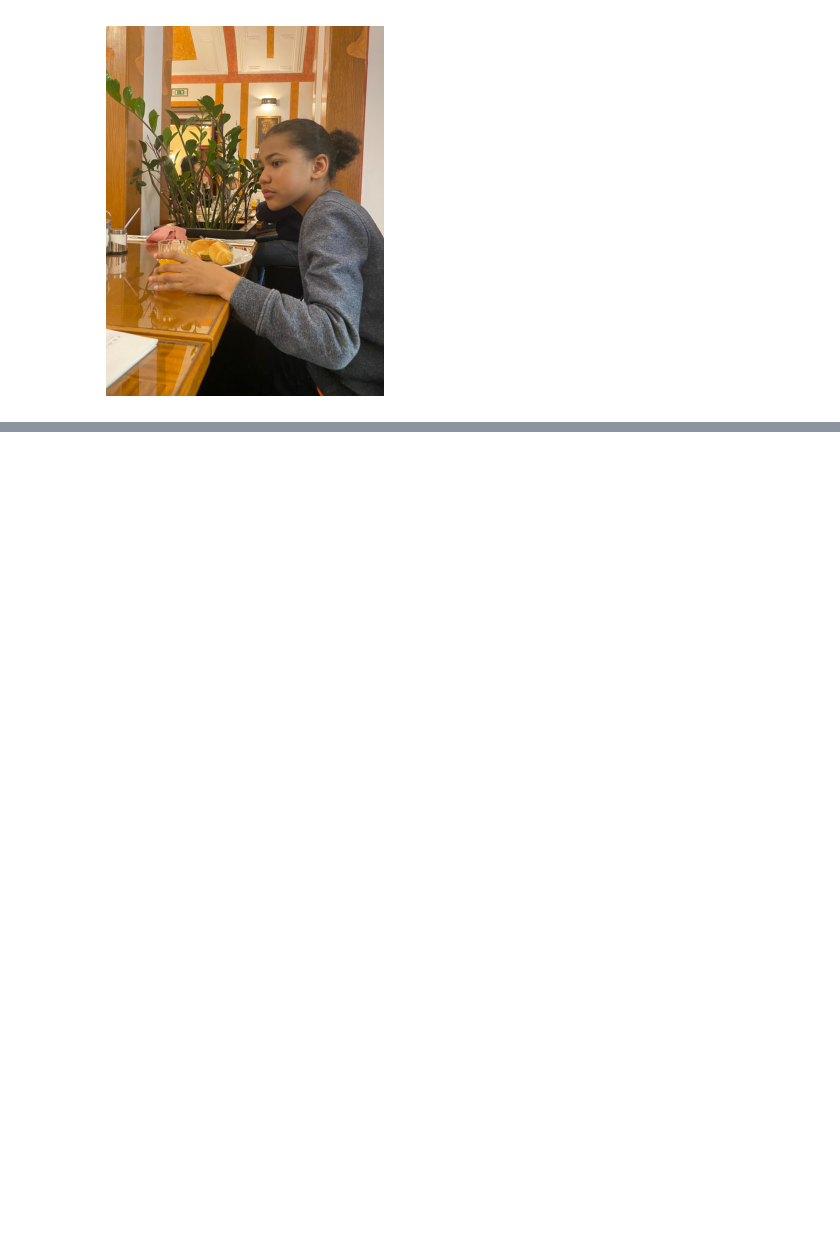
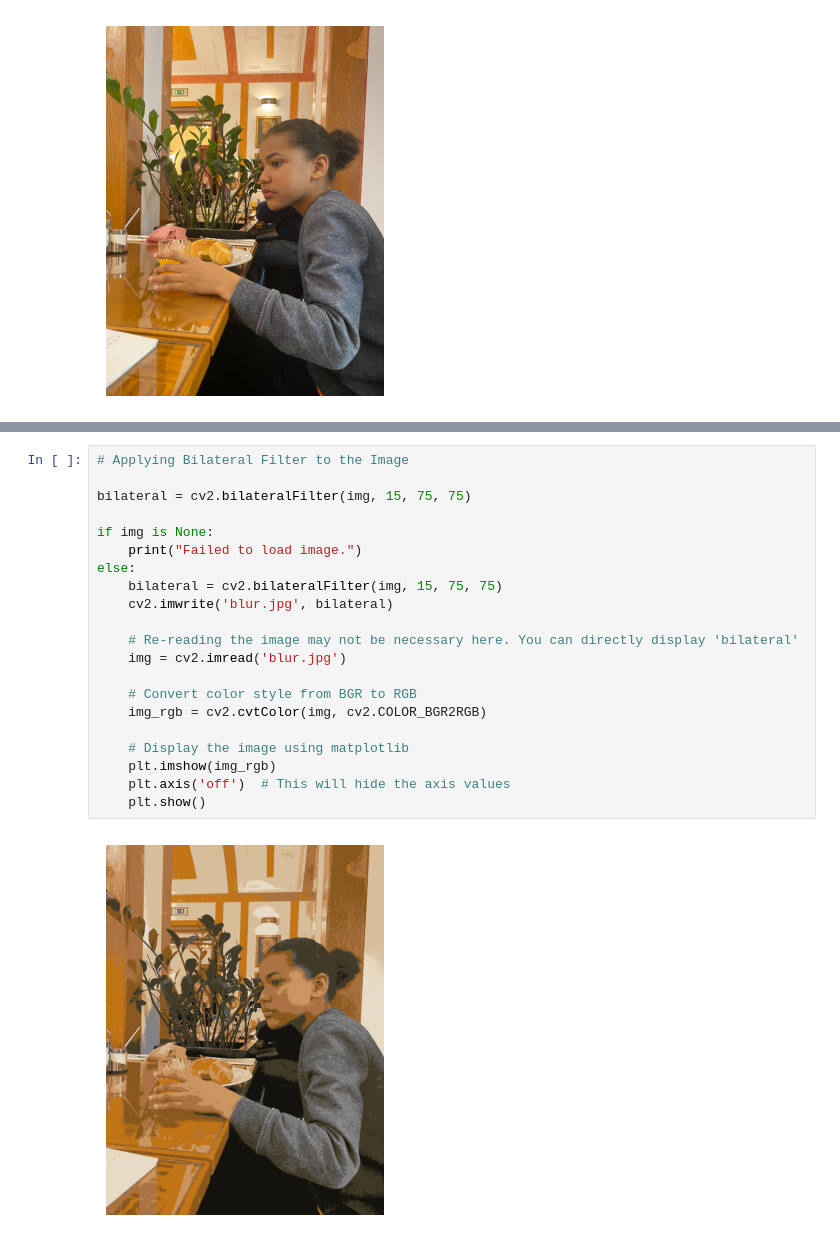
Before and after one commit to Ochwada/Data-Science-2023, a Jupyter notebook: Photos into Cartoons/photo_to_catoons.ipynb, the cells around one changed output, grey strips where cells are left out. Cells and saved outputs as stored; diff of their text form; blank space fills up the shorter version.

```diff
--- a/Photos into Cartoons/photo_to_catoons.ipynb
+++ b/Photos into Cartoons/photo_to_catoons.ipynb
@@ -26,0 +87,23 @@ else:
+# %%
+# Applying Bilateral Filter to the Image
+
+bilateral = cv2.bilateralFilter(img, 15, 75, 75)
+
+if img is None:
+    print("Failed to load image.")
+else:
+    bilateral = cv2.bilateralFilter(img, 15, 75, 75)
+    cv2.imwrite('blur.jpg', bilateral)
+
+    # Re-reading the image may not be necessary here. You can directly display 'bilateral'
+    img = cv2.imread('blur.jpg')
+
+    # Convert color style from BGR to RGB
+    img_rgb = cv2.cvtColor(img, cv2.COLOR_BGR2RGB)
+
+    # Display the image using matplotlib
+    plt.imshow(img_rgb)
+    plt.axis('off')  # This will hide the axis values
+    plt.show()
+# %% [output]
+[figure, added]
```
Also changed, not shown: parts of 4 cells of this notebook, 3 other files.
